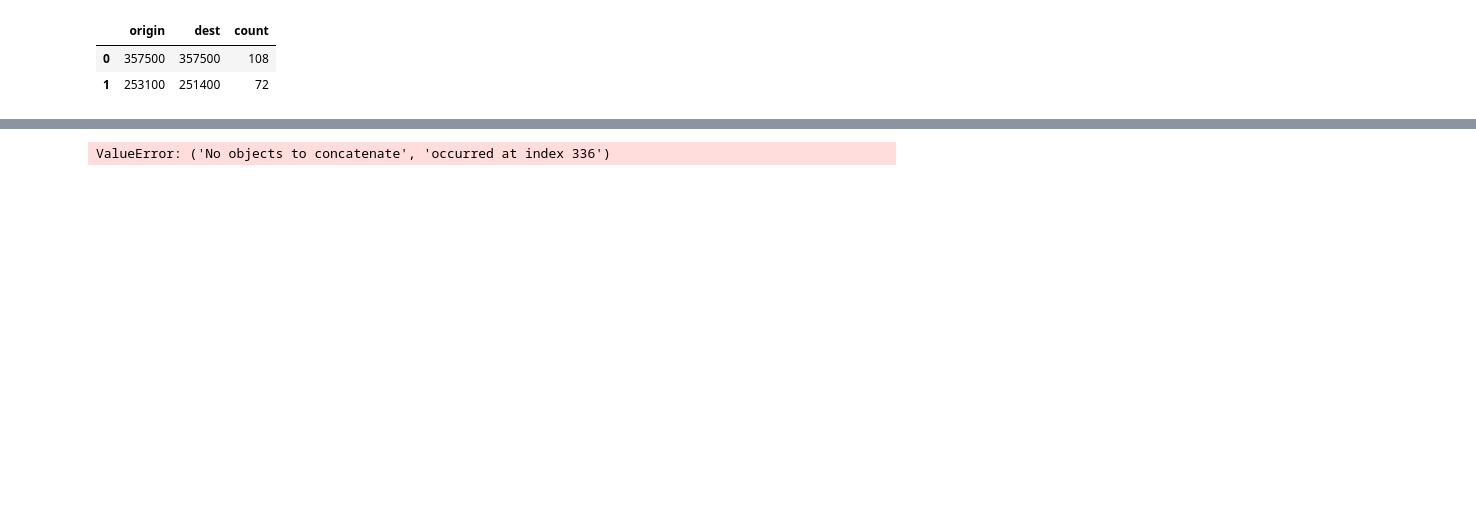
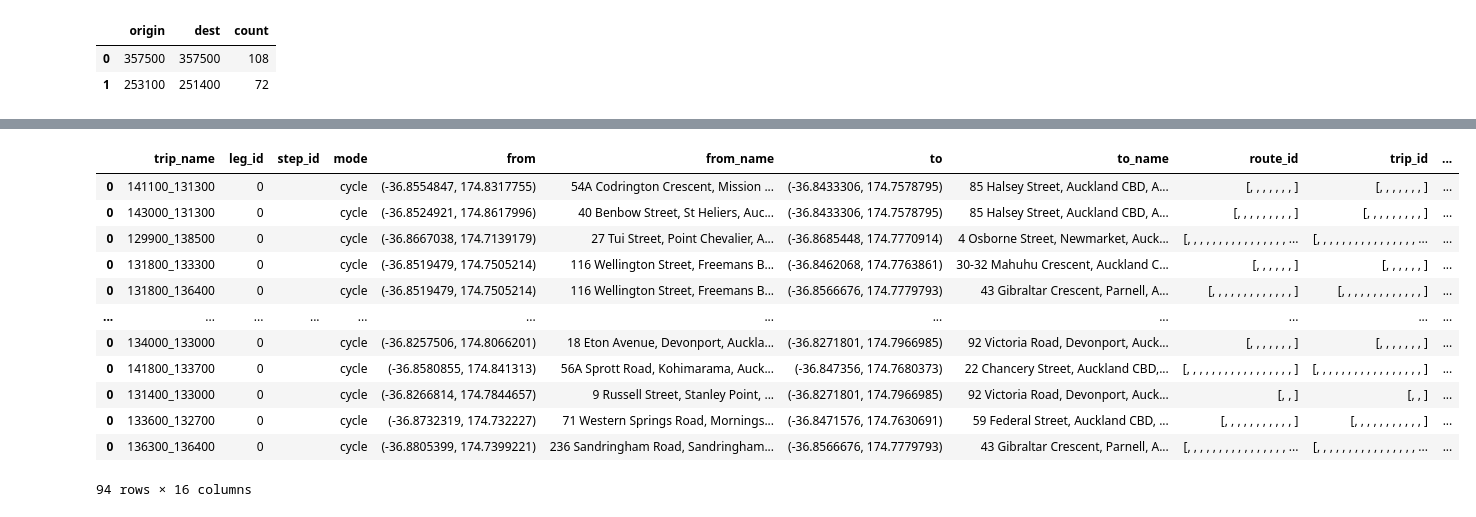
Before and after one commit to saeidadli/transport-analyst, a Jupyter notebook: ipynb/examples.ipynb, the cells around one changed output, grey strips where cells are left out. Drawn from its saved outputs; the diff is of its cells as text; code cells hidden in the pictures; blank space fills up the shorter version.

```diff
--- a/ipynb/examples.ipynb
+++ b/ipynb/examples.ipynb
@@ -98,3 +83,33 @@ if sa2[sa2['SA22018_V1_00'] == '357500'].empty:
 # %%
 import shapely.geometry as geom
 WGS84 = {'init': 'epsg:4326'}
+# %%
+df = bike_od_sa2
+gdf_list= list()
+for row in df.itertuples():
+    o_sa2 = str(row.origin)
+    d_sa2 = str(row.dest)
+    if not sa2[sa2['SA22018_V1_00'] == o_sa2].empty and not sa2[sa2['SA22018_V1_00'] == d_sa2].empty:
+        print(row)
+        o_lat = sa2[sa2['SA22018_V1_00'] == o_sa2]['LATITUDE'].iat[0]
+        o_lng = sa2[sa2['SA22018_V1_00'] == o_sa2]['LONGITUDE'].iat[0]
+        d_lat = sa2[sa2['SA22018_V1_00'] == d_sa2]['LATITUDE'].iat[0]
+        d_lng = sa2[sa2['SA22018_V1_00'] == d_sa2]['LONGITUDE'].iat[0]
+
+        if geom.Point(o_lng, o_lat) != geom.Point(d_lng, d_lat):
+
+            gdf = gpd.GeoDataFrame(
+                {'geometry':[geom.Point(o_lng, o_lat), geom.Point(d_lng, d_lat)]},
+                crs = WGS84,
+            )
+
+            route = ta.google_route(
+                in_gdf = gdf,
+                trip_name = '{0}_{1}'.format(o_sa2, d_sa2),
+                mode = 'cycle',
+                api_key='AIzaSyBmJSXJph1vs96hIaSf-unYf8C2tx9Rb44',
+                result = 'simple'
+            )
+
+            gdf_list.append(route)
+gdf_list
@@ -100,0 +151,18 @@ WGS84 = {'init': 'epsg:4326'}
+# %%
+gdf=pd.concat(gdf_list)
+gdf=gpd.GeoDataFrame(gdf)
+gdf
+# %% [output]
+|  | trip_name | leg_id | step_id | mode | from | from_name | to | to_name | route_id | trip_id | ... |
+| 0 | 141100_131300 | 0 |  | cycle | (-36.8554847, 174.8317755) | 54A Codrington Crescent, Mission ... | (-36.8433306, 174.7578795) | 85 Halsey Street, Auckland CBD, A... | [, , , , , , , ] | [, , , , , , , ] | ... |
+| 0 | 143000_131300 | 0 |  | cycle | (-36.8524921, 174.8617996) | 40 Benbow Street, St Heliers, Auc... | (-36.8433306, 174.7578795) | 85 Halsey Street, Auckland CBD, A... | [, , , , , , , , , ] | [, , , , , , , , , ] | ... |
+| 0 | 129900_138500 | 0 |  | cycle | (-36.8667038, 174.7139179) | 27 Tui Street, Point Chevalier, A... | (-36.8685448, 174.7770914) | 4 Osborne Street, Newmarket, Auck... | [, , , , , , , , , , , , , , , , ... | [, , , , , , , , , , , , , , , , ... | ... |
+| 0 | 131800_133300 | 0 |  | cycle | (-36.8519479, 174.7505214) | 116 Wellington Street, Freemans B... | (-36.8462068, 174.7763861) | 30-32 Mahuhu Crescent, Auckland C... | [, , , , , , ] | [, , , , , , ] | ... |
+| 0 | 131800_136400 | 0 |  | cycle | (-36.8519479, 174.7505214) | 116 Wellington Street, Freemans B... | (-36.8566676, 174.7779793) | 43 Gibraltar Crescent, Parnell, A... | [, , , , , , , , , , , , , ] | [, , , , , , , , , , , , , ] | ... |
+| ... | ... | ... | ... | ... | ... | ... | ... | ... | ... | ... | ... |
+| 0 | 134000_133000 | 0 |  | cycle | (-36.8257506, 174.8066201) | 18 Eton Avenue, Devonport, Auckla... | (-36.8271801, 174.7966985) | 92 Victoria Road, Devonport, Auck... | [, , , , , , , ] | [, , , , , , , ] | ... |
+| 0 | 141800_133700 | 0 |  | cycle | (-36.8580855, 174.841313) | 56A Sprott Road, Kohimarama, Auck... | (-36.847356, 174.7680373) | 22 Chancery Street, Auckland CBD,... | [, , , , , , , , , , , , , , , , , ] | [, , , , , , , , , , , , , , , , , ] | ... |
+| 0 | 131400_133000 | 0 |  | cycle | (-36.8266814, 174.7844657) | 9 Russell Street, Stanley Point, ... | (-36.8271801, 174.7966985) | 92 Victoria Road, Devonport, Auck... | [, , ] | [, , ] | ... |
+| 0 | 133600_132700 | 0 |  | cycle | (-36.8732319, 174.732227) | 71 Western Springs Road, Mornings... | (-36.8471576, 174.7630691) | 59 Federal Street, Auckland CBD, ... | [, , , , , , , , , , , ] | [, , , , , , , , , , , ] | ... |
+| 0 | 136300_136400 | 0 |  | cycle | (-36.8805399, 174.7399221) | 236 Sandringham Road, Sandringham... | (-36.8566676, 174.7779793) | 43 Gibraltar Crescent, Parnell, A... | [, , , , , , , , , , , , , , , , ... | [, , , , , , , , , , , , , , , , ... | ... |
+94 rows × 16 columns
@@ -119,7 +191,7 @@ def od(row):
                 in_gdf = gdf,
                 trip_name = '{0}_{1}'.format(o_sa2, d_sa2),
                 mode = 'cycle',
-                api_key='AIzaSyBmJSXJph1vs96hIaSf-unYf8C2tx9Rb44',
+                api_key=apikey,
                 result = 'simple'
             )
 
@@ -133,7 +205,5 @@ def od(row):
 
 ods = bike_od_sa2.apply(od, axis=1).dropna(how='all')
 ods
-# %% [output]
-ValueError: ('No objects to concatenate', 'occurred at index 336')
 # %%
 gpd.GeoDataFrame(ods)[['trip_name','distance', 'duration', 'geometry']].to_file(OUT_DIR/'cycle_map2.shp')
```
Also changed, not shown: parts of 10 cells of this notebook.
